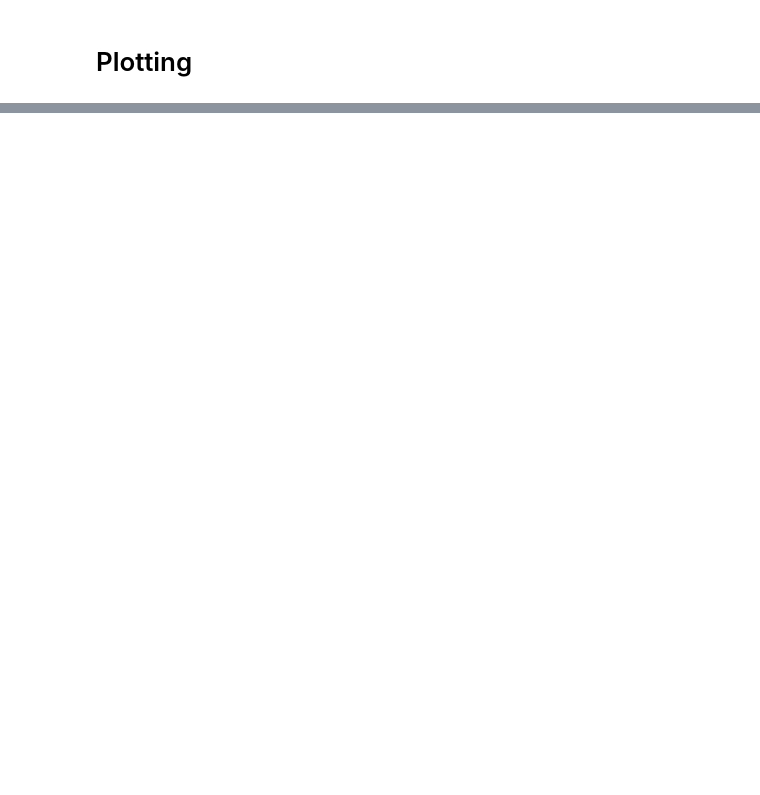
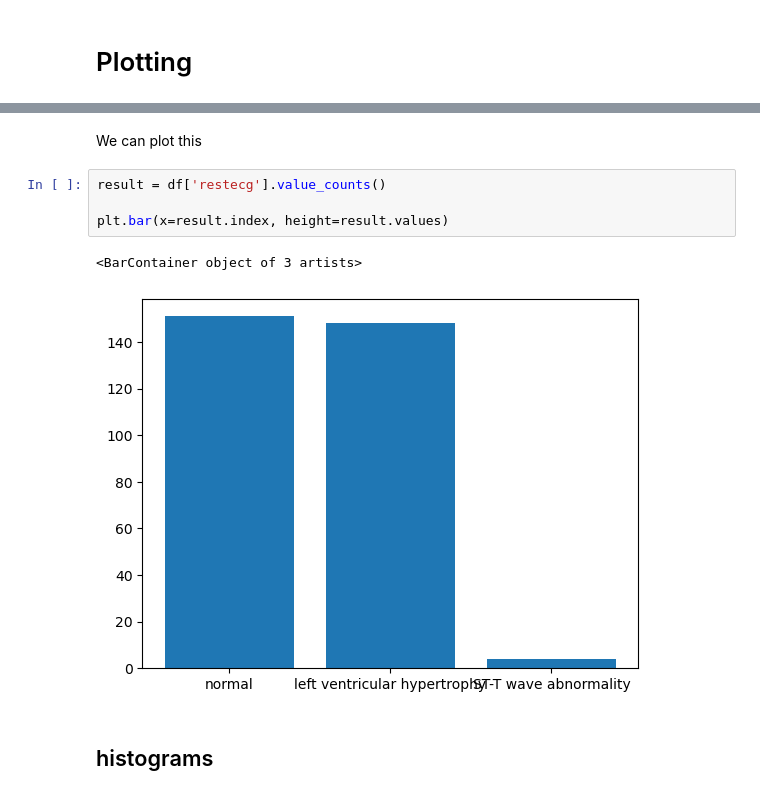
Before and after one commit to Hospital-Da-Luz-Learning-Health/IMLHCatolica26, a Jupyter notebook: Aula 3 - Statistics and Data Analysis & Visualization/Estatística e Análise de Dados/Learning Notebook.ipynb, the cells around one changed output, grey strips where cells are left out. Cells and saved outputs as stored; diff of their text form; blank space fills up the shorter version.

```diff
--- a/Aula 3 - Statistics and Data Analysis & Visualization/Estatística e Análise de Dados/Learning Notebook.ipynb
+++ b/Aula 3 - Statistics and Data Analysis & Visualization/Estatística e Análise de Dados/Learning Notebook.ipynb
@@ -588,0 +456,11 @@ df.head()
+# %% [markdown]
+We can plot this
+# %%
+result = df['restecg'].value_counts()
+
+plt.bar(x=result.index, height=result.values)
+# %% [output]
+<BarContainer object of 3 artists>
+[figure, added]
+# %% [markdown]
+## histograms
```
Also changed, not shown: parts of 151 cells of this notebook, 2 other files.
